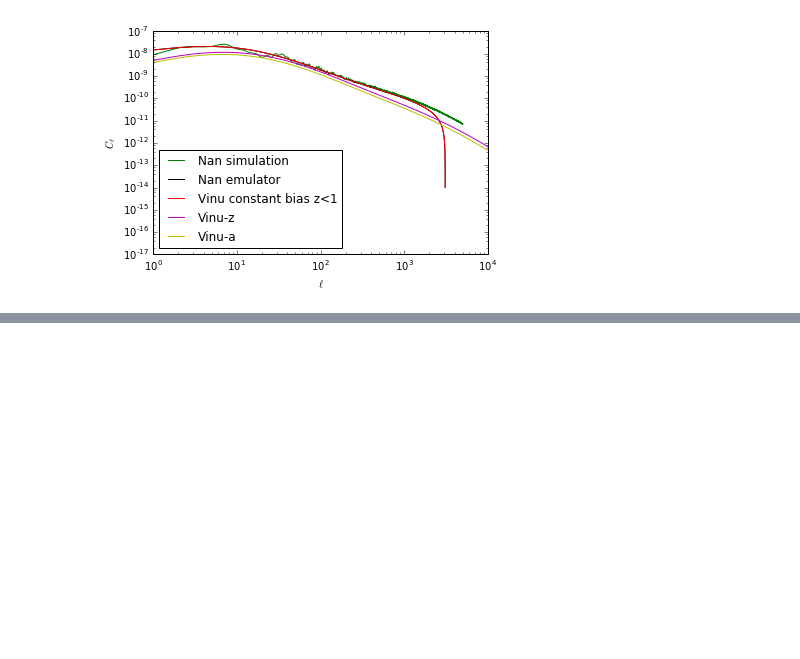
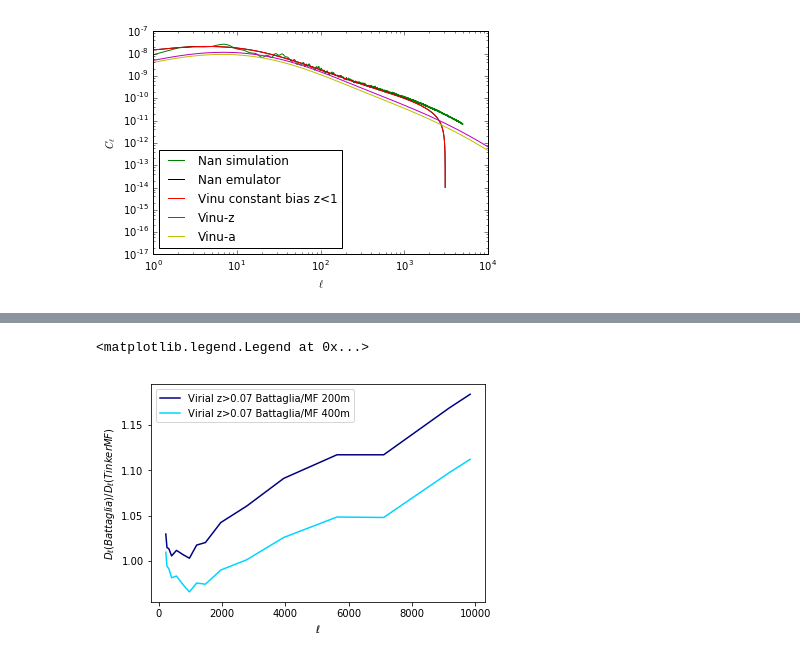
Before and after one commit to vvinuv/HaloModel, a Jupyter notebook: plotting_scripts/make_plots.ipynb, the cells around one changed output, grey strips where cells are left out. Cells and saved outputs as stored; diff of their text form; code cells hidden in the pictures; blank space fills up the shorter version.

```diff
--- a/plotting_scripts/make_plots.ipynb
+++ b/plotting_scripts/make_plots.ipynb
@@ -70,0 +97,25 @@ pl.ylabel(r'Ratio $D_\ell$')
+# %%
+b = np.genfromtxt('/media/luna1/vinu/github/HaloModel/data/battaglia_analytical.csv', delimiter=',')
+ellb = b[:,0]
+Db = b[:,1]
+v2 = np.genfromtxt('/media/luna1/vinu/github/HaloModel/data/cl_yy_virial_mf_200m.dat')
+D2 =  v2[:,0]*(1.+v2[:,0])*v2[:,1]*1e12*6.7354/2./np.pi
+v4 = np.genfromtxt('/media/luna1/vinu/github/HaloModel/data/cl_yy_virial_mf_400m.dat')
+D4 =  v4[:,0]*(1.+v4[:,0])*v4[:,1]*1e12*6.7354/2./np.pi
+
+labels = ['Virial z>0.07 Battaglia/MF 200m', 'Virial z>0.07 Battaglia/MF 400m']
+colors = pl.cm.jet(np.linspace(0, 1, len(files200m) + 1))
+
+spl = interpolate.interp1d(v2[:,0], D2)
+pl.plot(ellb, Db/spl(ellb), label=labels[0], c=colors[0])
+
+spl = interpolate.interp1d(v4[:,0], D4)
+pl.plot(ellb, Db/spl(ellb), label=labels[1], c=colors[1])
+
+#pl.ylim([1.01, 1.07])
+pl.xlabel(r'$\ell$')
+pl.ylabel(r'$D_\ell(Battaglia)/D_\ell(Tinker MF)$')
+pl.legend(loc=0)
+# %% [output]
+<matplotlib.legend.Legend at 0x...>
+[figure, added]
```
Also changed, not shown: parts of 5 cells of this notebook, 6 other files.
